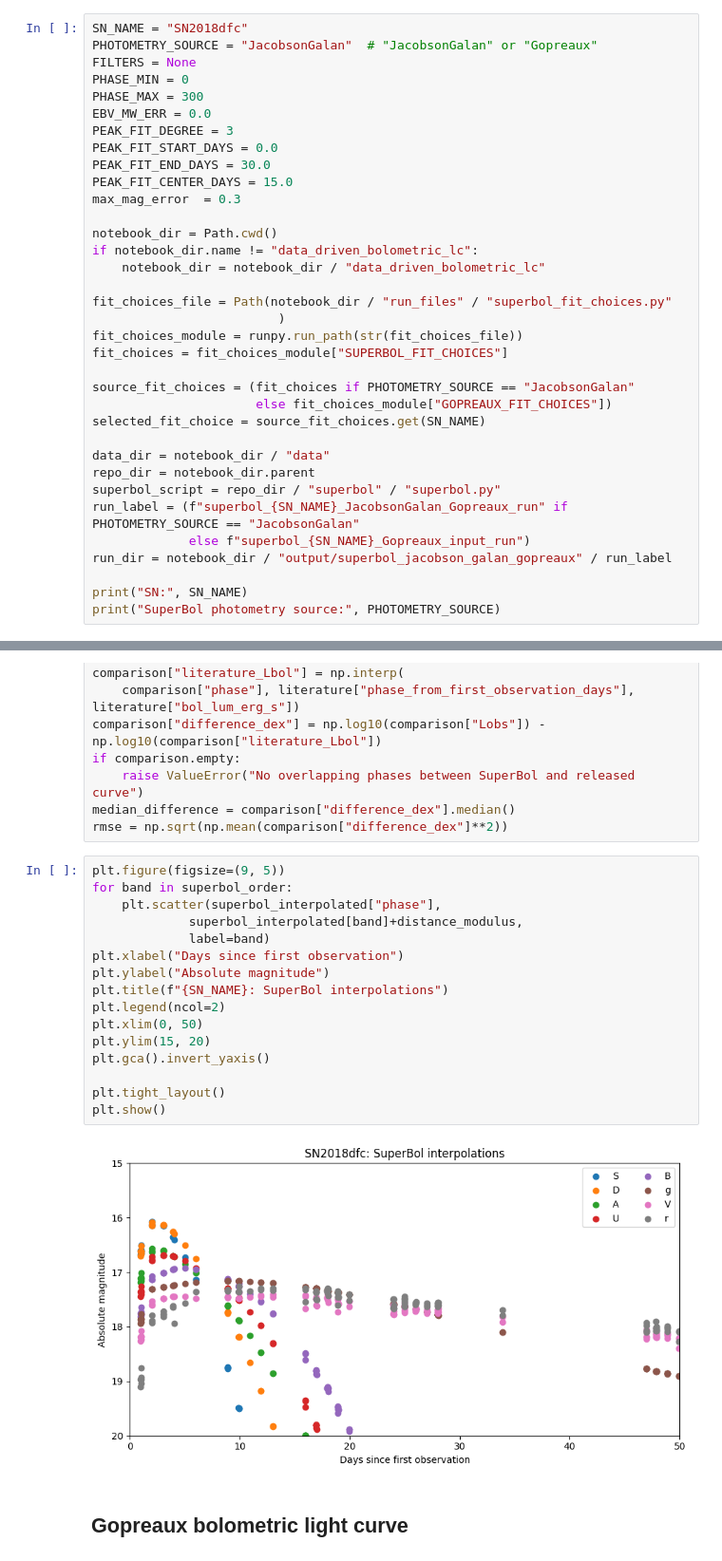
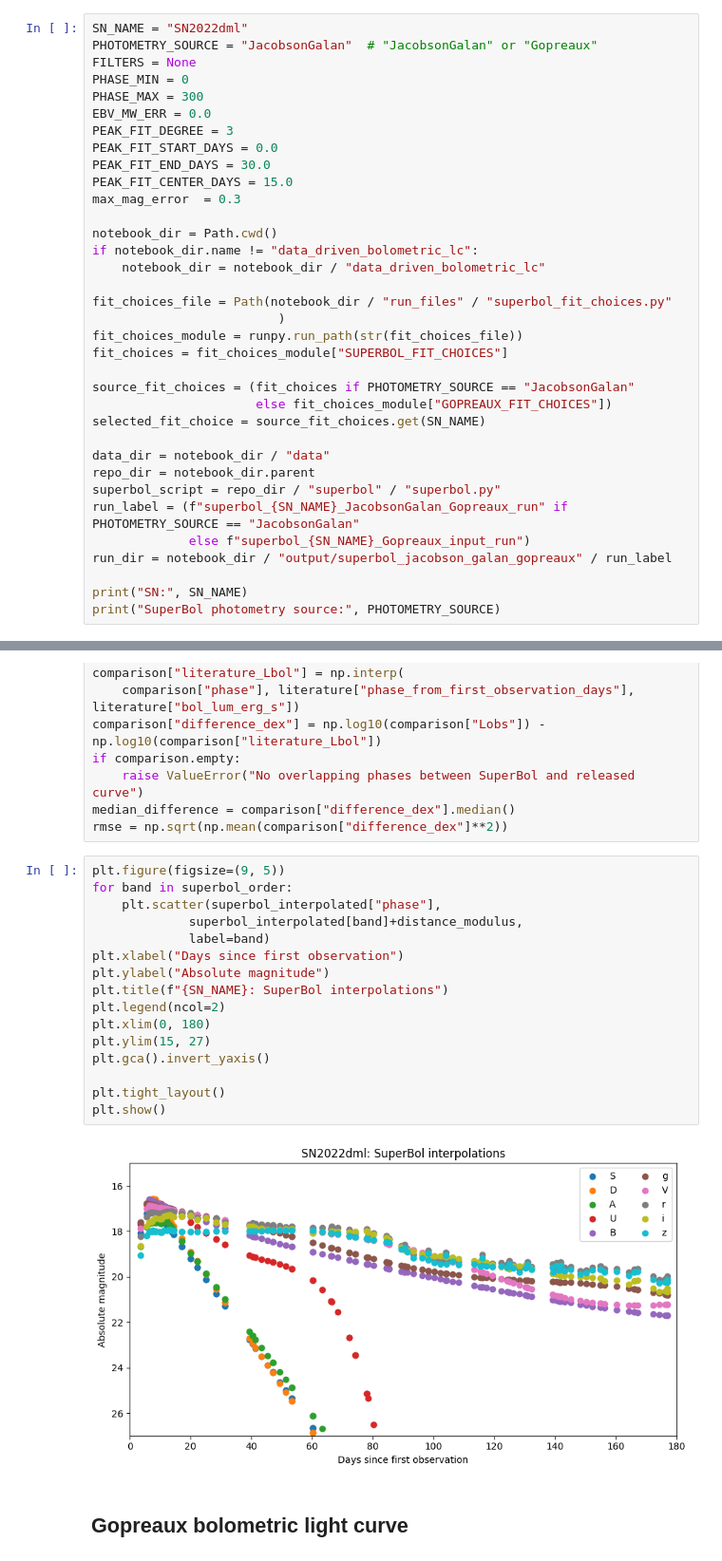
Before and after one commit to Somayeh91/data_driven_bolometric_lc, a Jupyter notebook: notebooks/JacobsonGalan_SuperBol_Gopreaux_comparison_V1.ipynb, the cells around one changed output, grey strips where cells are left out. Shown at 95% size. Saved outputs shown, nothing was run; the diff lists cells and outputs as text.

```diff
--- a/notebooks/JacobsonGalan_SuperBol_Gopreaux_comparison_V1.ipynb
+++ b/notebooks/JacobsonGalan_SuperBol_Gopreaux_comparison_V1.ipynb
@@ -24,7 +24,7 @@ os.chdir(_repo)
 for _path in (_repo, _repo / "run_files", _repo.parent / "gopreaux" / "src"):
     if str(_path) not in sys.path: sys.path.insert(0, str(_path))
 # %%
-SN_NAME = "SN2018dfc"
+SN_NAME = "SN2022dml"
 PHOTOMETRY_SOURCE = "JacobsonGalan"  # "JacobsonGalan" or "Gopreaux"
 FILTERS = None
 PHASE_MIN = 0
@@ -555,21 +576,21 @@ rmse = np.sqrt(np.mean(comparison["difference_dex"]**2))
 # %%
 plt.figure(figsize=(9, 5))
 for band in superbol_order:
     plt.scatter(superbol_interpolated["phase"],
              superbol_interpolated[band]+distance_modulus,
              label=band)
 plt.xlabel("Days since first observation")
 plt.ylabel("Absolute magnitude")
 plt.title(f"{SN_NAME}: SuperBol interpolations")
 plt.legend(ncol=2)
-plt.xlim(0, 50)
-plt.ylim(15, 20)
+plt.xlim(0, 180)
+plt.ylim(15, 27)
 plt.gca().invert_yaxis()
 
 plt.tight_layout()
 plt.show()
 # %% [output]
-[figure, old version]
+[figure, new version]
 # %% [markdown]
 ## Gopreaux bolometric light curve
 # %%
```
Also changed, not shown: parts of 13 cells of this notebook.
